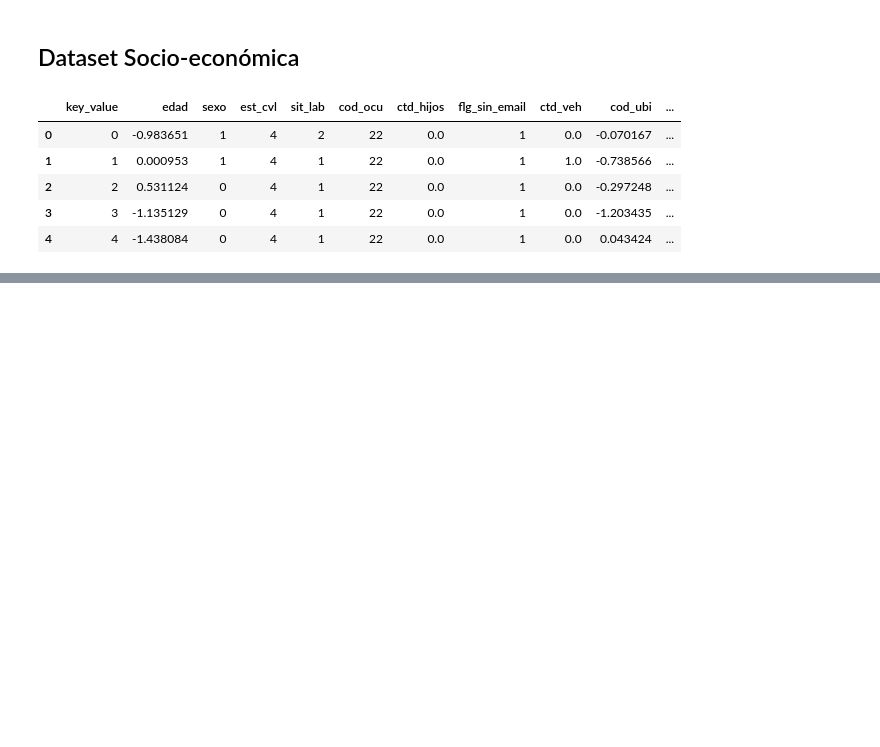
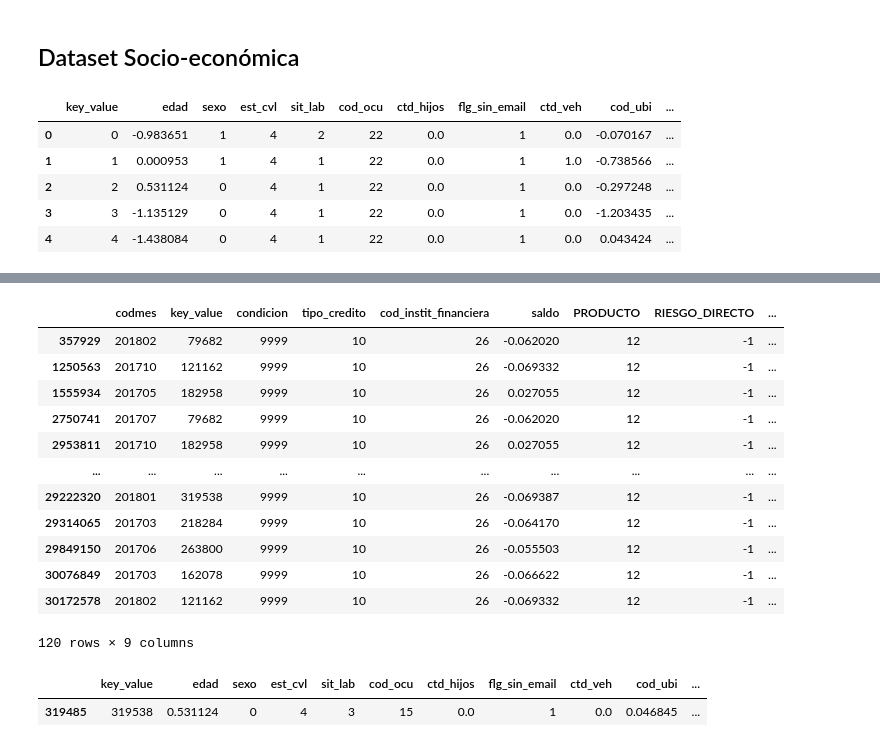
Before and after one commit to mlaricobar/solution-datathon-interbank-2020, a Jupyter notebook: [01] EDA - Datasets.ipynb, the cells around one changed output, grey strips where cells are left out. Cells and saved outputs as stored; diff of their text form; code cells hidden in the pictures; blank space fills up the shorter version.

```diff
--- a/[01] EDA - Datasets.ipynb
+++ b/[01] EDA - Datasets.ipynb
@@ -90,0 +140,2 @@ files.download('pfe_se_test.html')
+# %%
+df_rcc_train = pd.read_csv("[00] Data/rcc_train.csv")
@@ -90,0 +218,3 @@ files.download('pfe_se_test.html')
+# %%
+df_rcc_train["condicion_cat"] = df_rcc_train["condicion"].apply(lambda c: 0 if c == 0 else "00_03" if c < 90 else  "03_06" if c < 180
+                                                                          else "06_12" if c < 365 else "12-32" if c < 960 else ">32")
@@ -90,0 +238,21 @@ files.download('pfe_se_test.html')
+# %%
+df_rcc_train.loc[df_rcc_train["condicion"] == 9999]
+# %% [output]
+|  | codmes | key_value | condicion | tipo_credito | cod_instit_financiera | saldo | PRODUCTO | RIESGO_DIRECTO | ... |
+| 357929 | 201802 | 79682 | 9999 | 10 | 26 | -0.062020 | 12 | -1 | ... |
+| 1250563 | 201710 | 121162 | 9999 | 10 | 26 | -0.069332 | 12 | -1 | ... |
+| 1555934 | 201705 | 182958 | 9999 | 10 | 26 | 0.027055 | 12 | -1 | ... |
+| 2750741 | 201707 | 79682 | 9999 | 10 | 26 | -0.062020 | 12 | -1 | ... |
+| 2953811 | 201710 | 182958 | 9999 | 10 | 26 | 0.027055 | 12 | -1 | ... |
+| ... | ... | ... | ... | ... | ... | ... | ... | ... | ... |
+| 29222320 | 201801 | 319538 | 9999 | 10 | 26 | -0.069387 | 12 | -1 | ... |
+| 29314065 | 201703 | 218284 | 9999 | 10 | 26 | -0.064170 | 12 | -1 | ... |
+| 29849150 | 201706 | 263800 | 9999 | 10 | 26 | -0.055503 | 12 | -1 | ... |
+| 30076849 | 201703 | 162078 | 9999 | 10 | 26 | -0.066622 | 12 | -1 | ... |
+| 30172578 | 201802 | 121162 | 9999 | 10 | 26 | -0.069332 | 12 | -1 | ... |
+120 rows × 9 columns
+# %%
+df_se_train.loc[df_se_train["key_value"] == 319538]
+# %% [output]
+|  | key_value | edad | sexo | est_cvl | sit_lab | cod_ocu | ctd_hijos | flg_sin_email | ctd_veh | cod_ubi | ... |
+| 319485 | 319538 | 0.531124 | 0 | 4 | 3 | 15 | 0.0 | 1 | 0.0 | 0.046845 | ... |
```
Also changed, not shown: parts of 26 cells of this notebook.
